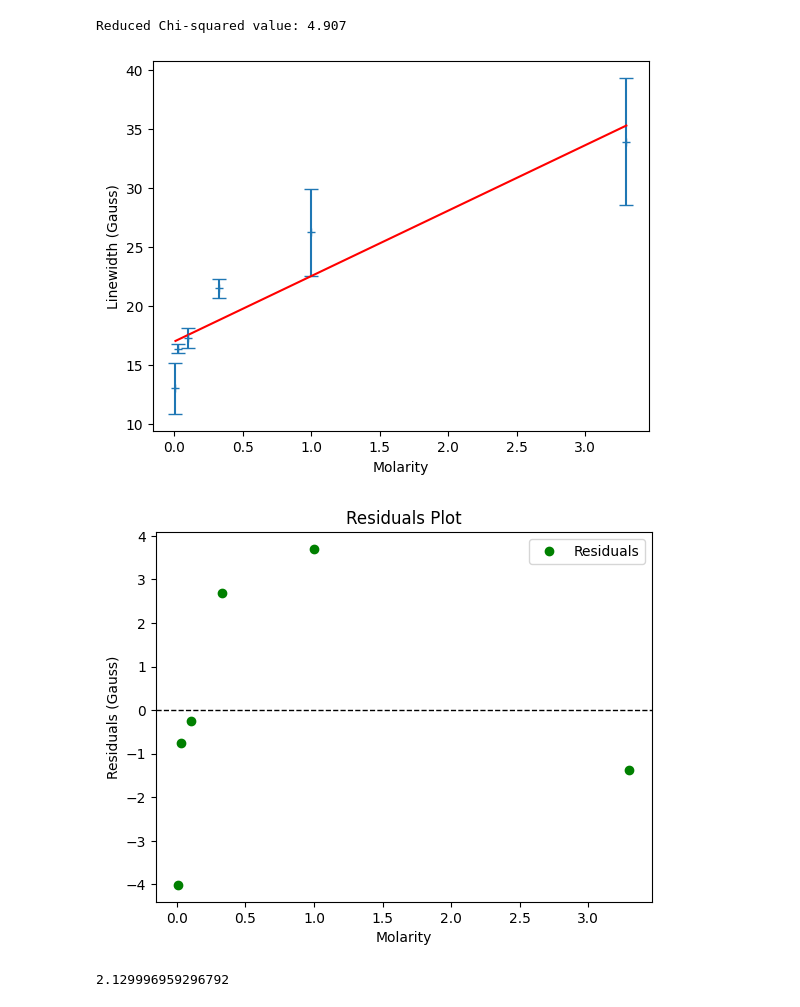
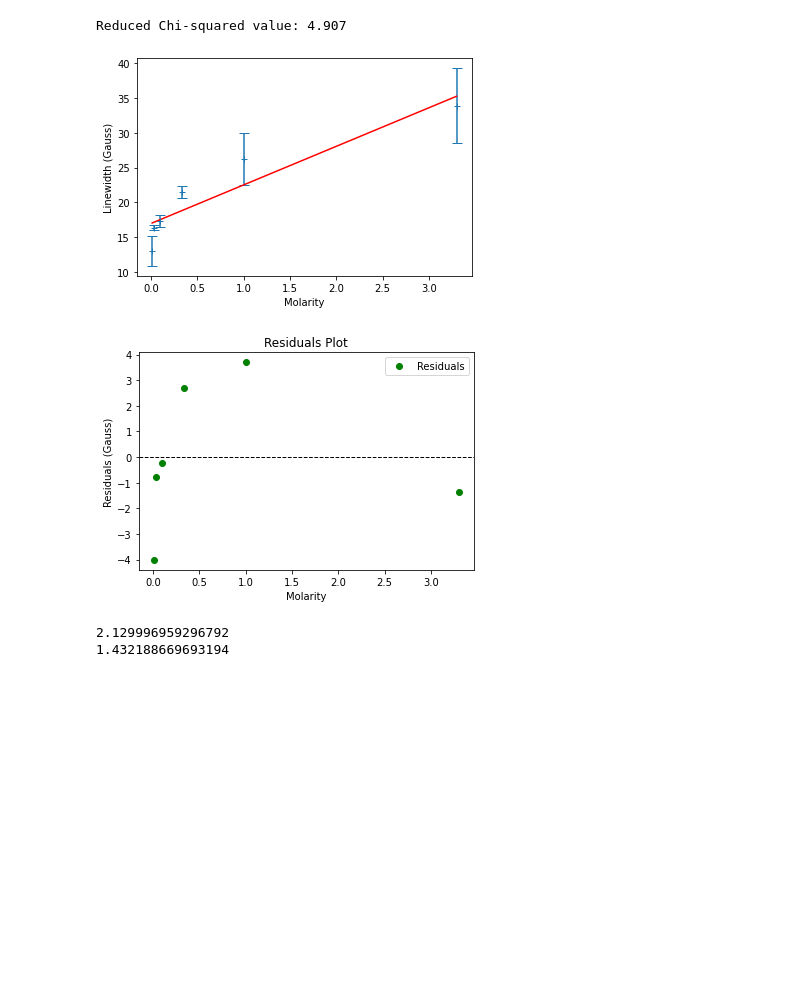
Before and after one commit to eliaslehman/physics-111B, a Jupyter notebook: NMR/NMR_Analysis.ipynb, the cells around one changed output. Cells and saved outputs as stored; diff of their text form; code cells hidden in the pictures; blank space fills up the shorter version.

```diff
--- a/NMR/NMR_Analysis.ipynb
+++ b/NMR/NMR_Analysis.ipynb
@@ -5,11 +5,11 @@ import matplotlib.pyplot as plt
 from scipy.signal import find_peaks
 
 # Specify the folder path
-folder_path = "/Users/elias/Desktop/School/physics-111B/NMR/NMR-data/"
+folder_path = r'C:\Users\elias\Desktop\physics-111B\NMR\NMR-data'
 subfolder_list = os.listdir(folder_path)
 
 # Specify the folder to save plots
-save_folder = "/Users/elias/Desktop/School/physics-111B/NMR/Plots/"
+save_folder = r'C:\Users\elias\Desktop\physics-111B\NMR\Plots'
 os.makedirs(save_folder, exist_ok=True)  # Create the folder if it doesn't exist
 
 
@@ -265,7 +265,7 @@ def model_function(x, a, b):
     return a*x+b
 
 # Read the data
-filename = '/Users/elias/Desktop/School/physics-111B/NMR/NMR-data/Ignore/line_width_measurements.txt'
+filename = r'C:\Users\elias\Desktop\physics-111B\NMR\NMR-data\Ignore\line_width_measurements.txt'
 df = pd.read_csv(filename, delimiter='\t')
 
 # Calculate mean linewidth and standard deviation for each molarity
@@ -282,35 +282,37 @@ y_data = linewidth_stats['mean']
 # Use curve_fit to fit the model_function to the data
 params, covariance = curve_fit(model_function, x_data, y_data)
 
 # Plot the fit
 fit_line = model_function(x_data, *params)
-plt.plot(x_data, fit_line, label='Fit', color='red')
+plt.plot(x_data.values, fit_line.values, label='Fit', color='red')
 plt.xlabel('Molarity')
 plt.ylabel('Linewidth (Gauss)')
 
 # Plot residuals
 residuals = y_data - fit_line
 plt.figure()
-plt.plot(x_data, residuals, marker='o', linestyle='None', label='Residuals', color='green')
+plt.plot(x_data.values, residuals.values, marker='o', linestyle='None', label='Residuals', color='green')
 plt.axhline(0, color='black', linestyle='--', linewidth=1)  # Add a horizontal line at y=0 for reference
 plt.xlabel('Molarity')
 plt.ylabel('Residuals (Gauss)')
 plt.title('Residuals Plot')
 plt.legend()
 
 # Calculate reduced chi-squared value
 chi_squared = np.sum((residuals / linewidth_stats['std'])**2)
 degrees_of_freedom = len(x_data) - len(params)
 reduced_chi_squared = chi_squared / degrees_of_freedom
 
 print(f'Reduced Chi-squared value: {reduced_chi_squared:.3f}')
 
 # Show plots
 plt.show()
 
 print(np.average(abs(residuals)))
+print(np.std(abs(residuals)))
 # %% [output]
 Reduced Chi-squared value: 4.907
-[figure, old version]
+[figure, new version]
-[figure, old version]
+[figure, new version]
 2.129996959296792
+1.432188669693194
```
Also changed, not shown: parts of 4 cells of this notebook, 28 other files.
